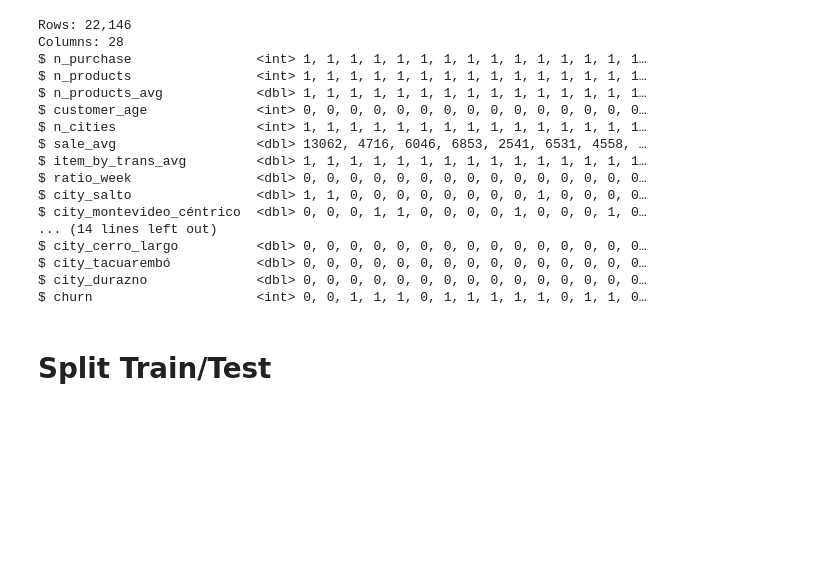
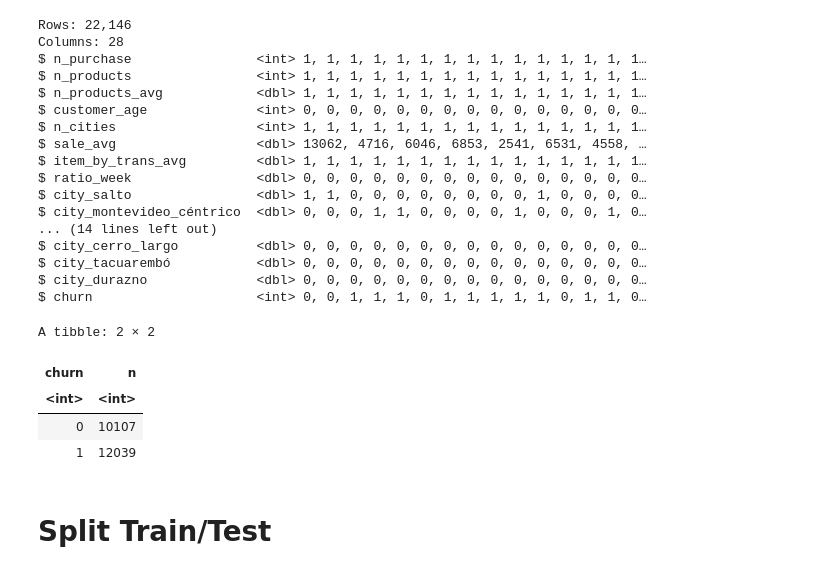
Before and after one commit to creyesp/r-course, a Jupyter notebook: notebooks/Obligatorio.ipynb, the cells around one changed output. Cells and saved outputs as stored; diff of their text form; code cells hidden in the pictures; blank space fills up the shorter version.

```diff
--- a/notebooks/Obligatorio.ipynb
+++ b/notebooks/Obligatorio.ipynb
@@ -355,6 +368,15 @@ $ city_cerro_largo          <dbl> 0, 0, 0, 0, 0, 0, 0, 0, 0, 0, 0, 0, 0, 0, 0…
 $ city_tacuarembó           <dbl> 0, 0, 0, 0, 0, 0, 0, 0, 0, 0, 0, 0, 0, 0, 0…
 $ city_durazno              <dbl> 0, 0, 0, 0, 0, 0, 0, 0, 0, 0, 0, 0, 0, 0, 0…
 $ churn                     <int> 0, 0, 1, 1, 1, 0, 1, 1, 1, 1, 1, 0, 1, 1, 0…
+# %%
+churn_raw %>%
+    count(churn)
+# %% [output]
+A tibble: 2 × 2
+| churn | n |
+| <int> | <int> |
+| 0 | 10107 |
+| 1 | 12039 |
 # %% [markdown]
 # Split Train/Test
 # %%
```
Also changed, not shown: parts of 16 cells of this notebook, 7 other files.
